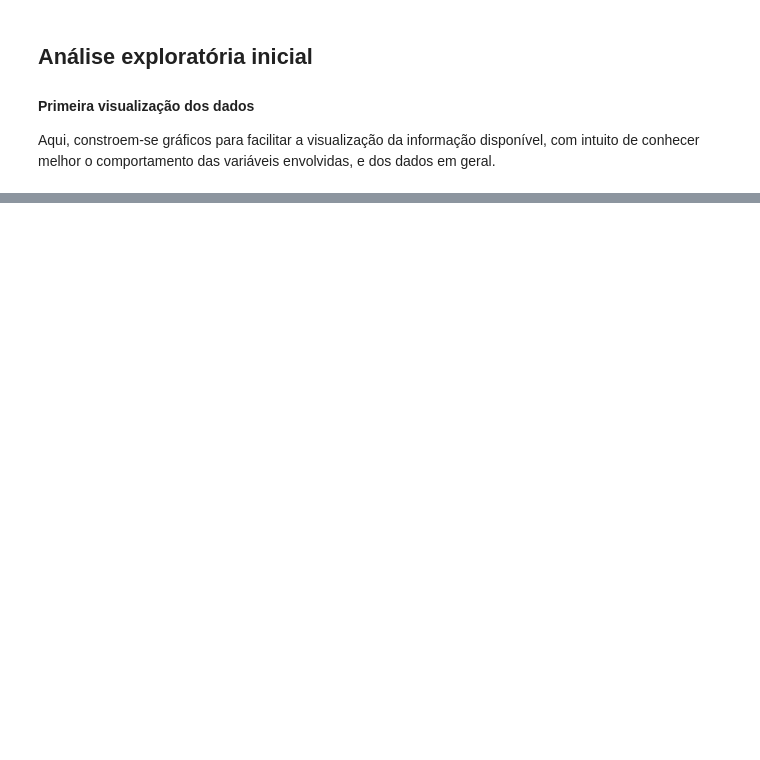
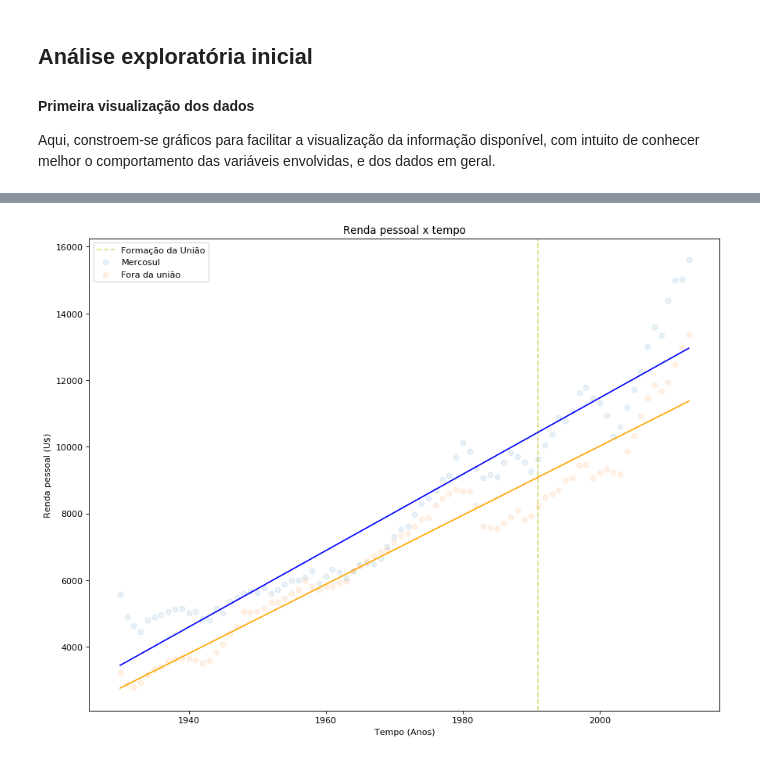
Before and after one commit to CEDipEngineering/DataSci_1, a Jupyter notebook: Final.ipynb, the cells around one changed output, grey strips where cells are left out. Saved outputs shown, nothing was run; the diff lists cells and outputs as text; code cells hidden in the pictures; blank space fills up the shorter version.

```diff
--- a/Final.ipynb
+++ b/Final.ipynb
@@ -72,0 +183,28 @@ data_all
+# %%
+data_income_Merco = data_income.loc[data_income['Mercosul'] == 1]
+del data_income_Merco['Mercosul']
+series_income_1 = data_income_Merco.mean(axis=0, skipna = True)
+
+data_income_no_Merco = data_income.loc[data_income['Mercosul'] == 0]
+del data_income_no_Merco['Mercosul']
+series_income_2 = data_income_no_Merco.mean(axis=0, skipna = True)
+# %%
+plt.figure(num=None, figsize=(13, 10), dpi=80, facecolor='w', edgecolor='k')
+plt.scatter(range(1930,2014), series_income_1, label = "Mercosul", alpha = 0.1)
+plt.scatter(range(1930,2014), series_income_2, label = "Fora da união", alpha = 0.1)
+plt.xlabel('Tempo (Anos)')
+plt.ylabel('Renda pessoal (U$)')
+plt.title('Renda pessoal x tempo')
+plt.axvline(1991, ls = 'dashed', c = 'y', label = 'Formação da União', alpha = 0.5)
+plt.legend()
+y_1 = series_income_1
+x_1 = range(1930,2014)
+b_1, m_1 = polyfit(x_1, y_1, 1)
+plt.plot(x_1, b_1 + m_1 * x_1, '-', color="blue")
+y_2 = series_income_2
+x_2 = range(1930,2014)
+b_2, m_2 = polyfit(x_2, y_2, 1)
+plt.plot(x_2, b_2 + m_2 * x_2, '-', color="orange")
+plt.show()
+# %% [output]
+[figure, added]
```
Also changed, not shown: parts of 14 cells of this notebook.
